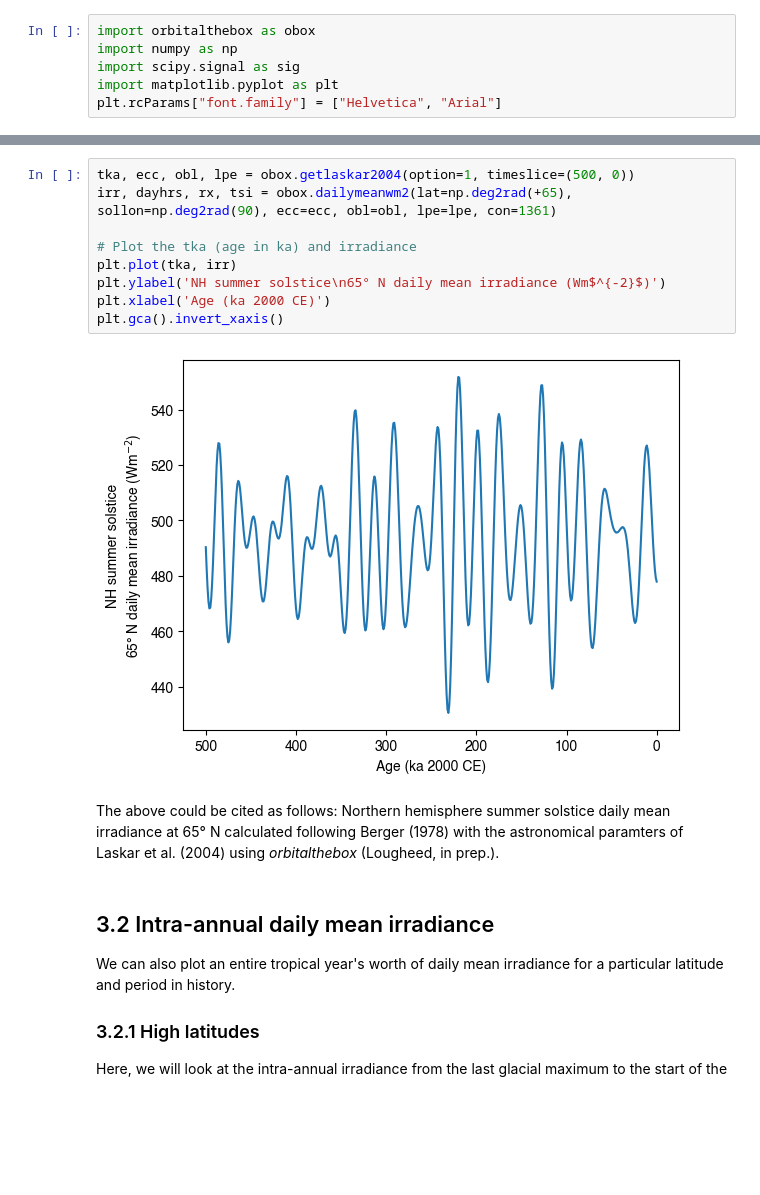
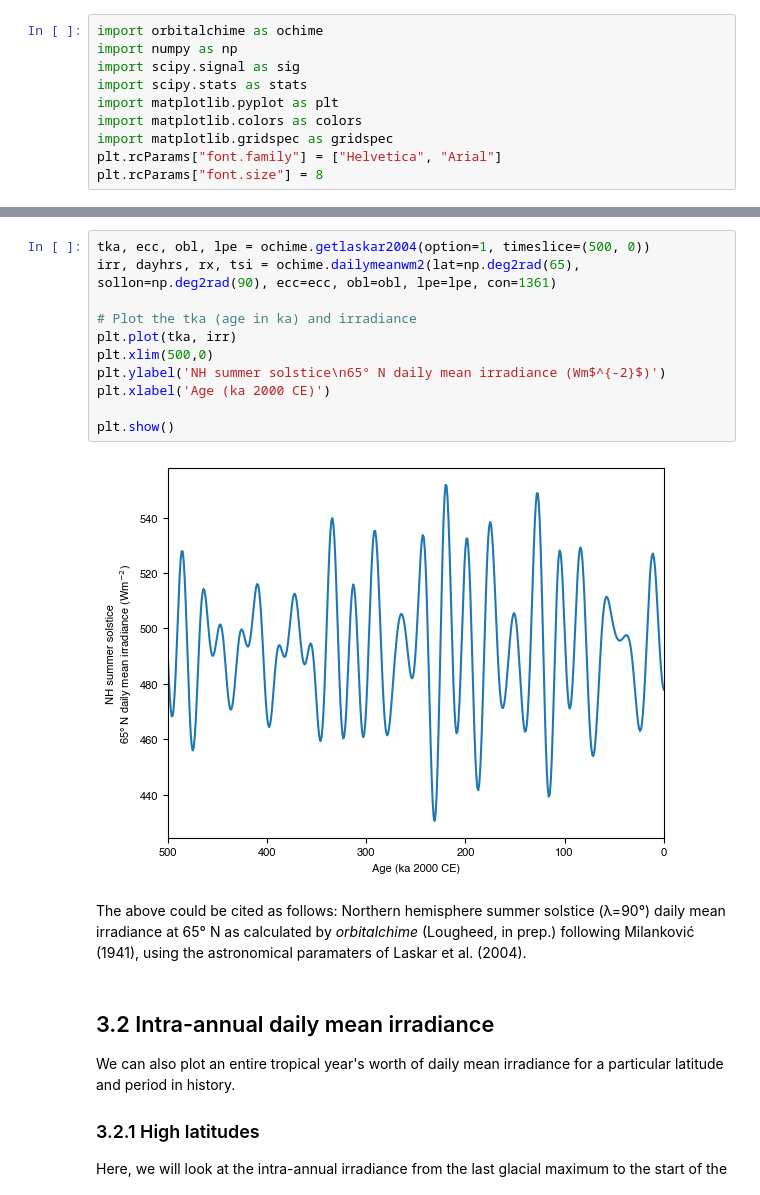
Before and after one commit to bryanlougheed/orbitalchime, a Jupyter notebook: orbitalchime_tutorial.ipynb, the cells around one changed output, grey strips where cells are left out. Saved outputs shown, nothing was run; the diff lists cells and outputs as text; blank space fills up the shorter version.

```diff
--- a/orbitalchime_tutorial.ipynb
+++ b/orbitalchime_tutorial.ipynb
@@ -13,9 +13,13 @@ After installation, we can import the package into our python session. Here, `or
 # %%
-import orbitalthebox as obox
+import orbitalchime as ochime
 import numpy as np
 import scipy.signal as sig
+import scipy.stats as stats
 import matplotlib.pyplot as plt
+import matplotlib.colors as colors
+import matplotlib.gridspec as gridspec
 plt.rcParams["font.family"] = ["Helvetica", "Arial"]
+plt.rcParams["font.size"] = 8
 # %% [markdown]
 # 2 Astronomical parameters
 
@@ -154,18 +166,20 @@ The inputs `ecc`, `obl` and `lpe` are loaded directly from the `getlaskar2004()`
 
 The input `con` is the solar constant (assumed total solar irradiance at 1 AU distance from the Sun). We will use 1361 Wm<sup>-2</sup>.
 # %%
-tka, ecc, obl, lpe = obox.getlaskar2004(option=1, timeslice=(500, 0))
-irr, dayhrs, rx, tsi = obox.dailymeanwm2(lat=np.deg2rad(+65), sollon=np.deg2rad(90), ecc=ecc, obl=obl, lpe=lpe, con=1361)
+tka, ecc, obl, lpe = ochime.getlaskar2004(option=1, timeslice=(500, 0))
+irr, dayhrs, rx, tsi = ochime.dailymeanwm2(lat=np.deg2rad(65), sollon=np.deg2rad(90), ecc=ecc, obl=obl, lpe=lpe, con=1361)
 
 # Plot the tka (age in ka) and irradiance
 plt.plot(tka, irr)
+plt.xlim(500,0)
 plt.ylabel('NH summer solstice\n65° N daily mean irradiance (Wm$^{-2}$)')
 plt.xlabel('Age (ka 2000 CE)')
-plt.gca().invert_xaxis()
+
+plt.show()
 # %% [output]
-[figure, old version]
+[figure, new version]
 # %% [markdown]
-The above could be cited as follows: Northern hemisphere summer solstice daily mean irradiance at 65° N calculated following Berger (1978) with the astronomical paramters of Laskar et al. (2004) using *orbitalthebox* (Lougheed, in prep.).
+The above could be cited as follows: Northern hemisphere summer solstice (λ=90°) daily mean irradiance at 65° N as calculated by *orbitalchime* (Lougheed, in prep.) following Milanković (1941), using the astronomical paramaters of Laskar et al. (2004).
 # %% [markdown]
 ## 3.2 Intra-annual daily mean irradiance
 
```
Also changed, not shown: parts of 21 cells of this notebook.
